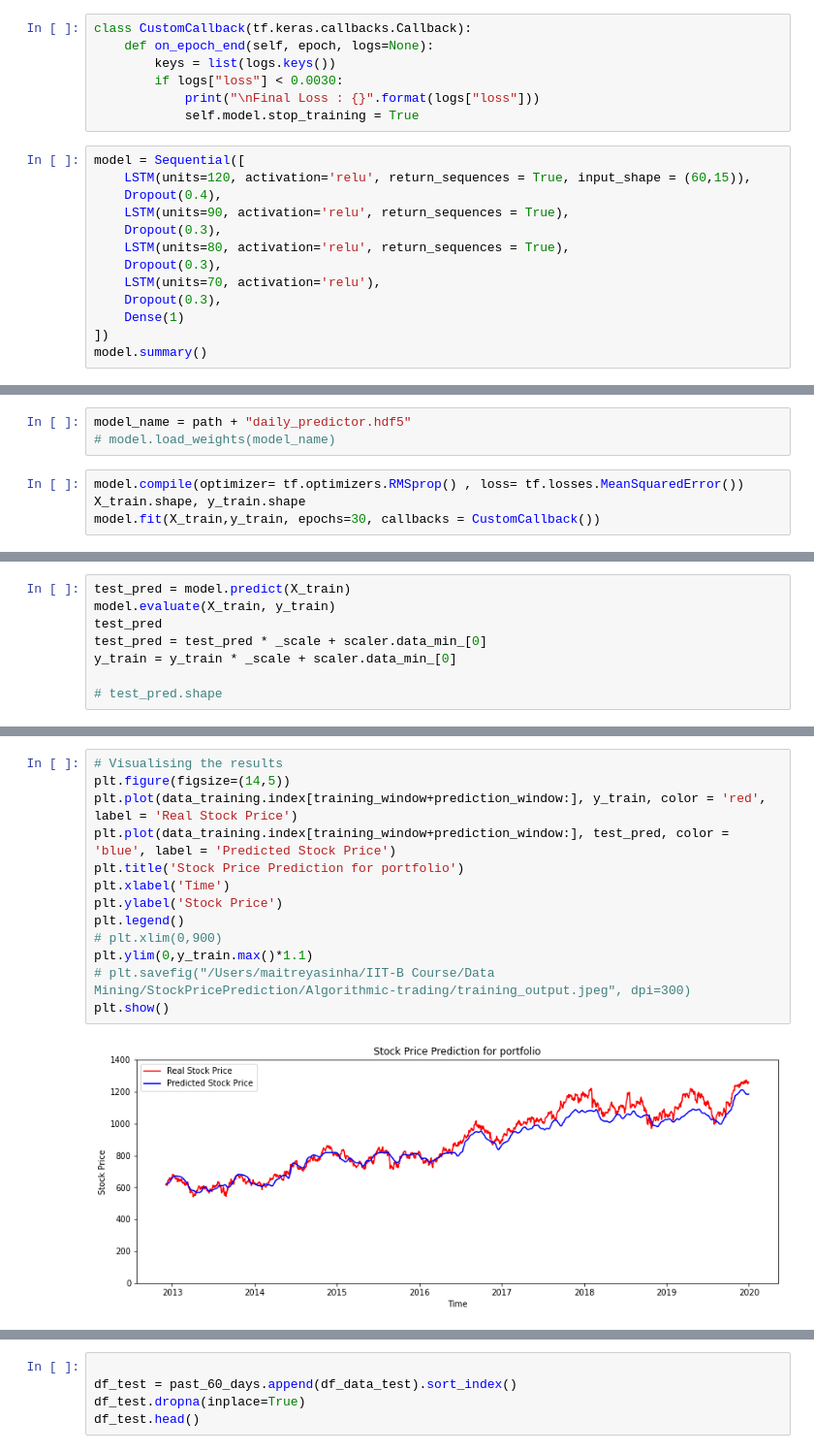
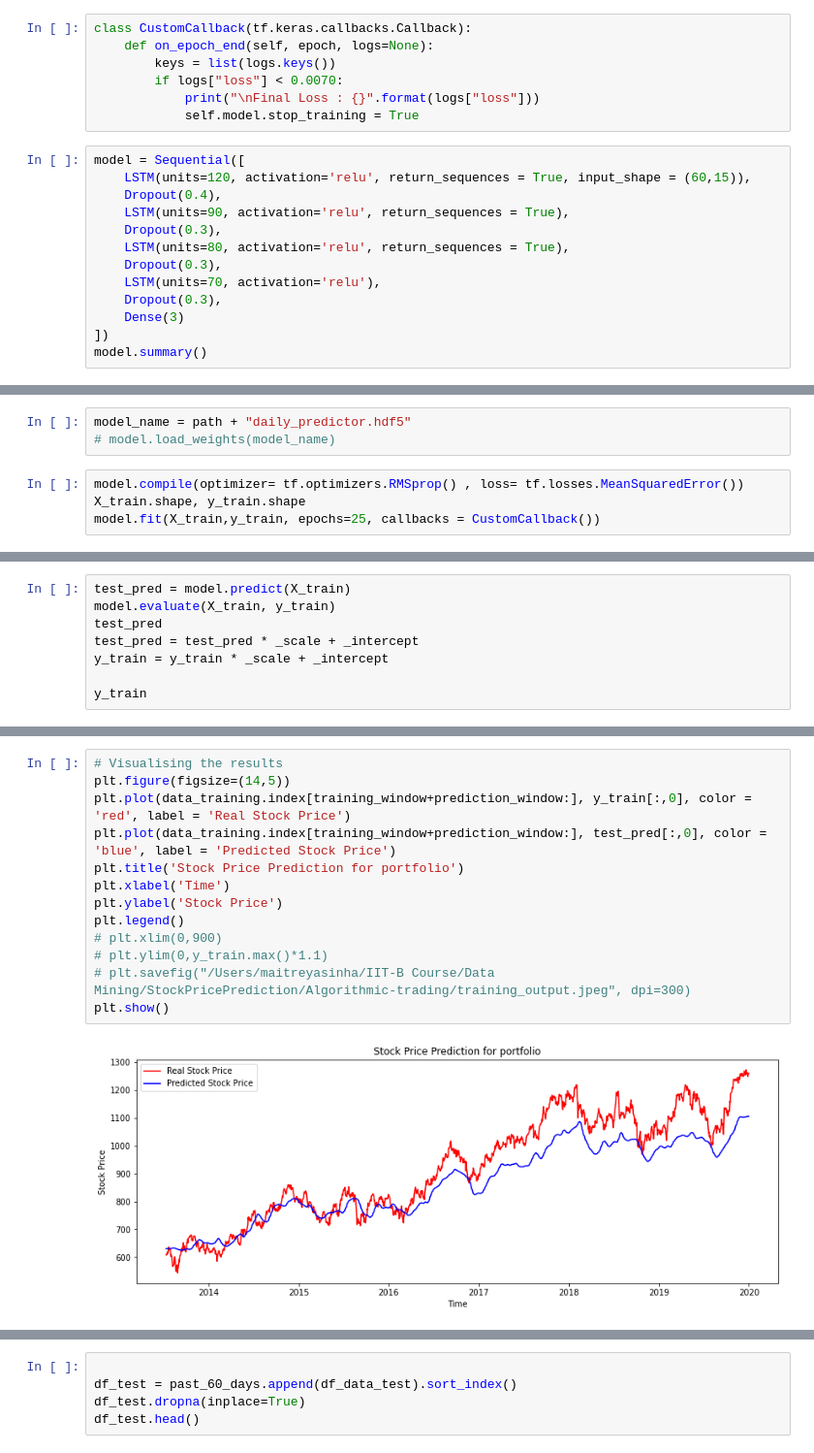
Before and after one commit to maitreyasinha/Portfolio-Analysis, a Jupyter notebook: PortfolioRiskAnalysis_v4.ipynb, the cells around one changed output, grey strips where cells are left out. Shown: that part at 97% size. Drawn from its saved outputs; the diff is of its cells as text.

```diff
--- a/PortfolioRiskAnalysis_v4.ipynb
+++ b/PortfolioRiskAnalysis_v4.ipynb
@@ -290,7 +297,7 @@ Shape of data_training.index (1750,)
 class CustomCallback(tf.keras.callbacks.Callback):
     def on_epoch_end(self, epoch, logs=None):
         keys = list(logs.keys())
-        if logs["loss"] < 0.0030:
+        if logs["loss"] < 0.0070:
             print("\nFinal Loss : {}".format(logs["loss"]))
             self.model.stop_training = True
 # %%
@@ -303,7 +310,7 @@ model = Sequential([
     Dropout(0.3),
     LSTM(units=70, activation='relu'),
     Dropout(0.3),
-    Dense(1)
+    Dense(3)
 ])
 model.summary()
 # %% [output]
@@ -330,5 +337,5 @@ model_name = path + "daily_predictor.hdf5"
 # %%
 model.compile(optimizer= tf.optimizers.RMSprop() , loss= tf.losses.MeanSquaredError())
 X_train.shape, y_train.shape
-model.fit(X_train,y_train, epochs=30, callbacks = CustomCallback())
+model.fit(X_train,y_train, epochs=25, callbacks = CustomCallback())
 # %% [output]
@@ -357,8 +377,8 @@ Epoch 30/30
 test_pred = model.predict(X_train)
 model.evaluate(X_train, y_train)
 test_pred
-test_pred = test_pred * _scale + scaler.data_min_[0]
-y_train = y_train * _scale + scaler.data_min_[0]
+test_pred = test_pred * _scale + _intercept
+y_train = y_train * _scale + _intercept
 
-# test_pred.shape
+y_train
 # %% [output]
@@ -366,17 +398,17 @@ y_train = y_train * _scale + scaler.data_min_[0]
 # %%
 # Visualising the results
 plt.figure(figsize=(14,5))
-plt.plot(data_training.index[training_window+prediction_window:], y_train, color = 'red', label = 'Real Stock Price')
-plt.plot(data_training.index[training_window+prediction_window:], test_pred, color = 'blue', label = 'Predicted Stock Price')
+plt.plot(data_training.index[training_window+prediction_window:], y_train[:,0], color = 'red', label = 'Real Stock Price')
+plt.plot(data_training.index[training_window+prediction_window:], test_pred[:,0], color = 'blue', label = 'Predicted Stock Price')
 plt.title('Stock Price Prediction for portfolio')
 plt.xlabel('Time')
 plt.ylabel('Stock Price')
 plt.legend()
 # plt.xlim(0,900)
-plt.ylim(0,y_train.max()*1.1)
+# plt.ylim(0,y_train.max()*1.1)
 # plt.savefig("/Users/maitreyasinha/IIT-B Course/Data Mining/StockPricePrediction/Algorithmic-trading/training_output.jpeg", dpi=300)
 plt.show()
 # %% [output]
-[figure, old version]
+[figure, new version]
 # %%
 past_60_days = df_data_training.tail(training_window)
```
Also changed, not shown: parts of 54 cells of this notebook.
